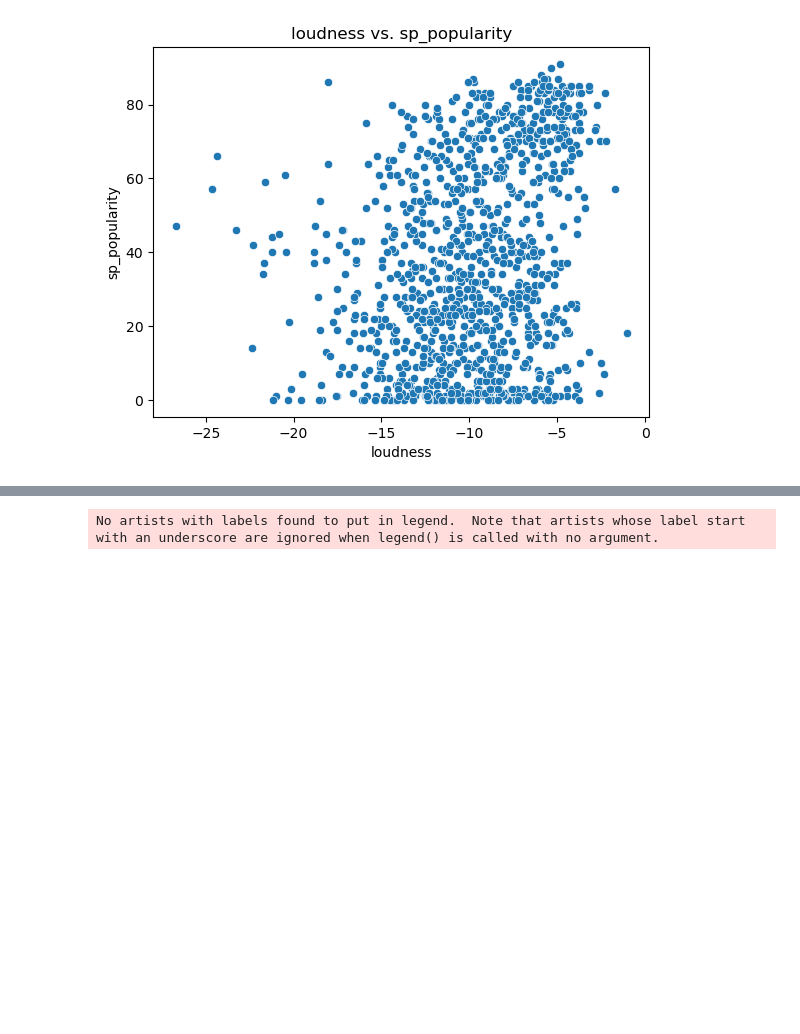
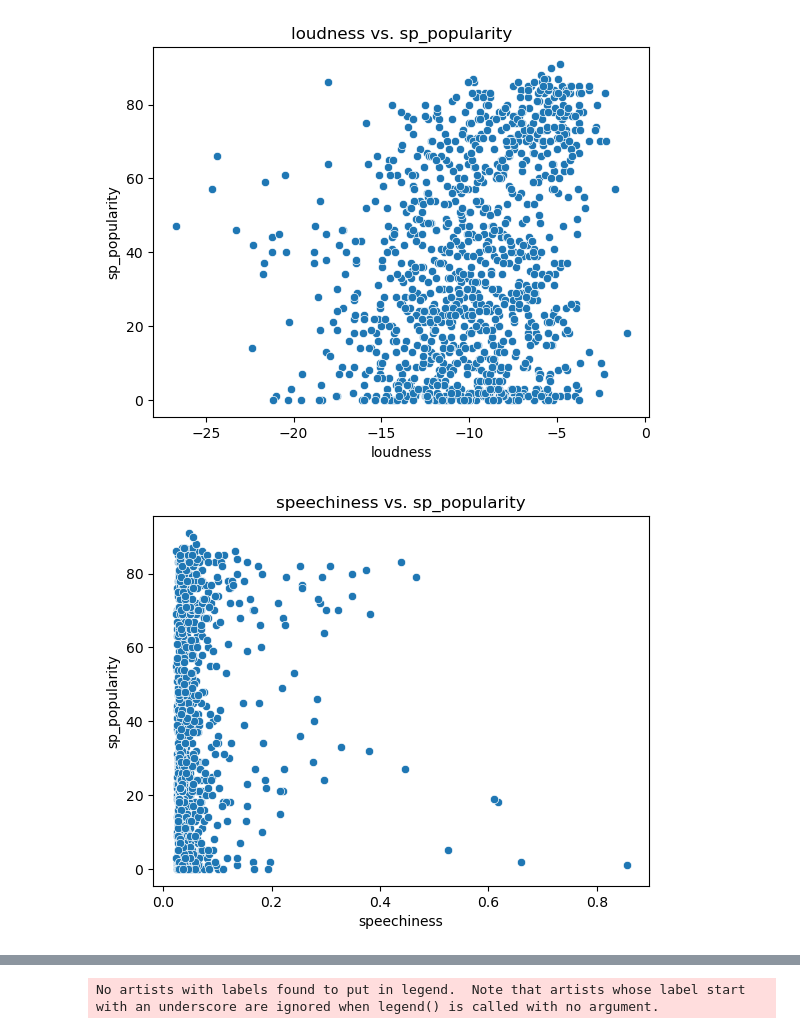
Before and after one commit to cristinaramirezdiaz/ironhack-w3-popatoms, a Jupyter notebook: eda.ipynb, the cells around one changed output, grey strips where cells are left out. Saved outputs shown, nothing was run; the diff lists cells and outputs as text; code cells hidden in the pictures; blank space fills up the shorter version.

```diff
--- a/eda.ipynb
+++ b/eda.ipynb
@@ -157,8 +118,10 @@ plt.show()
 # %% [output]
 [figure]
 # %%
-sns.scatterplot(x='loudness', y='sp_popularity', data=df_combined)
-plt.title('loudness vs. sp_popularity')
-plt.xlabel('loudness')
+sns.scatterplot(x='speechiness', y='sp_popularity', data=df_combined)
+plt.title('speechiness vs. sp_popularity')
+plt.xlabel('speechiness')
 plt.ylabel('sp_popularity')
 plt.show()
+# %% [output]
+[figure, added]
```
Also changed, not shown: parts of 21 cells of this notebook.
